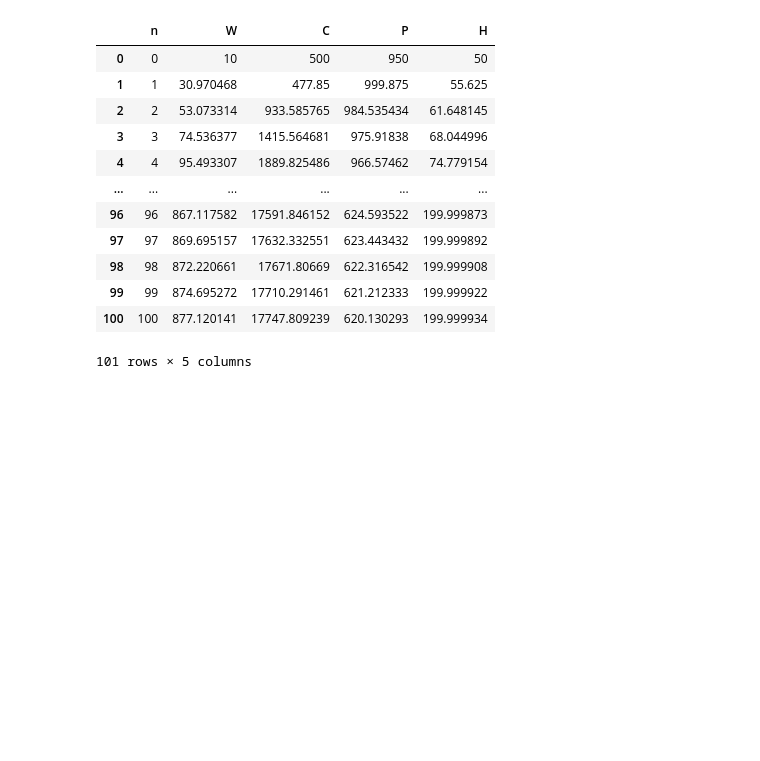
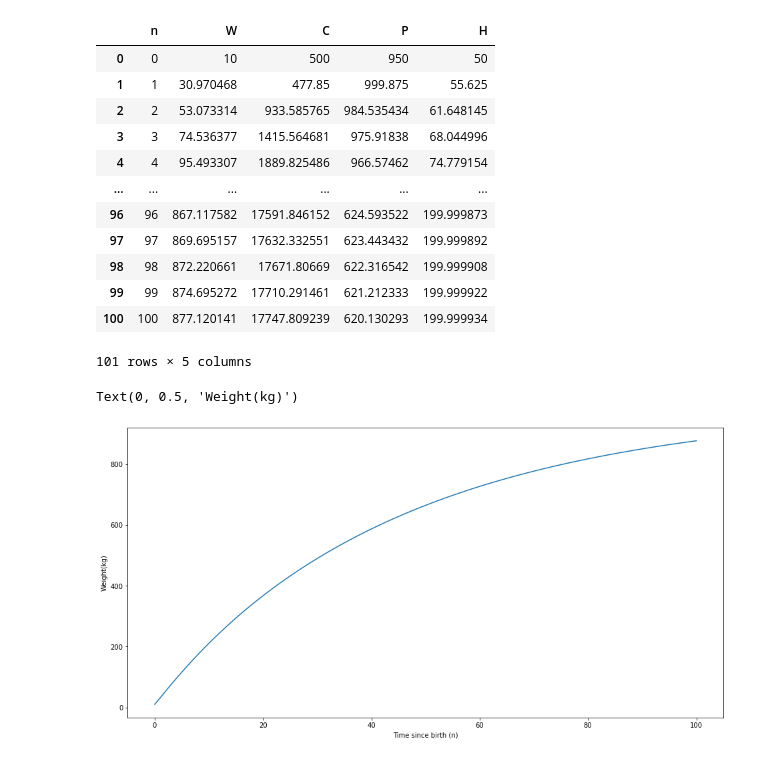
Before and after one commit to shailm99/math42final, a Jupyter notebook: simplified-model.ipynb, the cells around one changed output. Saved outputs shown, nothing was run; the diff lists cells and outputs as text; code cells hidden in the pictures; blank space fills up the shorter version.

```diff
--- a/simplified-model.ipynb
+++ b/simplified-model.ipynb
@@ -129,7 +129,8 @@ def run_simulation(timestep, X_0):
 # %%
 # intial state: n = 0, weight = 10kg, calories per day = 100, prey population = 1000, height  = 50cm
 intial = (0, 10, 500, 950, 50)
-run_simulation(100, intial)
+general = run_simulation(100, intial)
+general
 # %% [output]
 |  | n | W | C | P | H |
 | 0 | 0 | 10 | 500 | 950 | 50 |
@@ -144,3 +145,11 @@ run_simulation(100, intial)
 | 99 | 99 | 874.695272 | 17710.291461 | 621.212333 | 199.999922 |
 | 100 | 100 | 877.120141 | 17747.809239 | 620.130293 | 199.999934 |
 101 rows × 5 columns
+# %%
+plt.figure(figsize = (16,8))
+plt.plot(general['n'], general['W'])
+plt.xlabel('Time since birth (n)')
+plt.ylabel('Weight(kg)')
+# %% [output]
+Text(0, 0.5, 'Weight(kg)')
+[figure, added]
```
Also changed, not shown: parts of 11 cells of this notebook.
